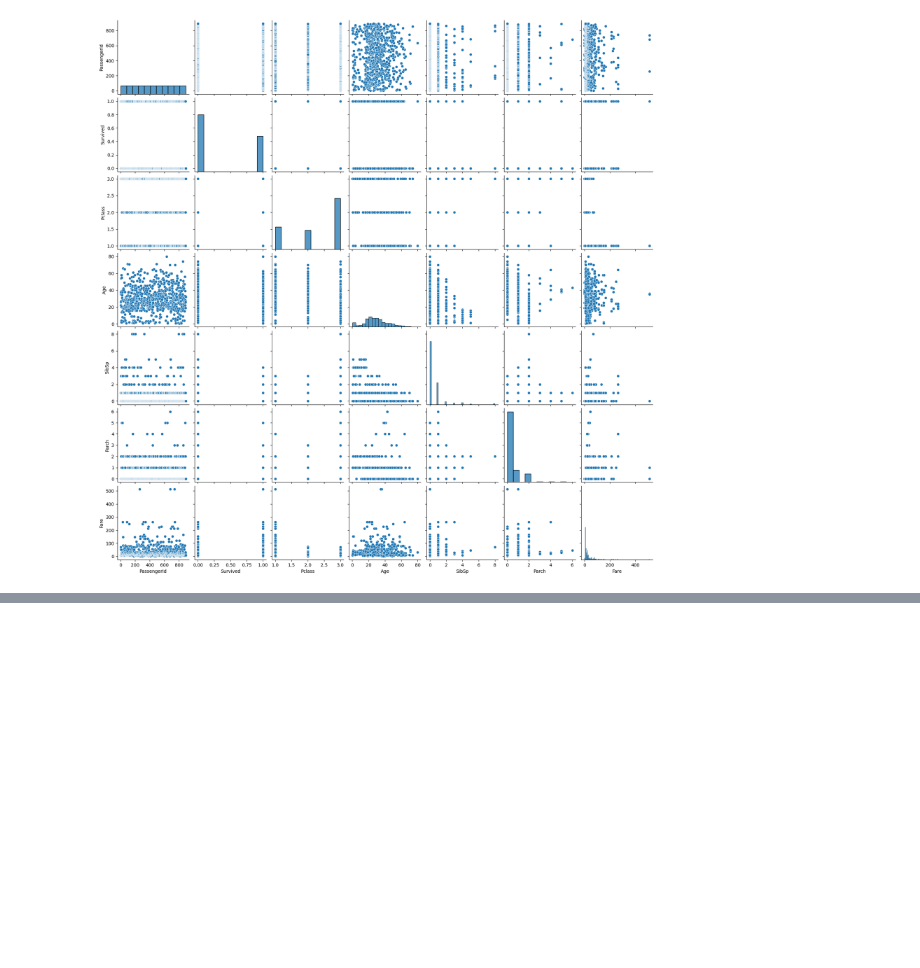
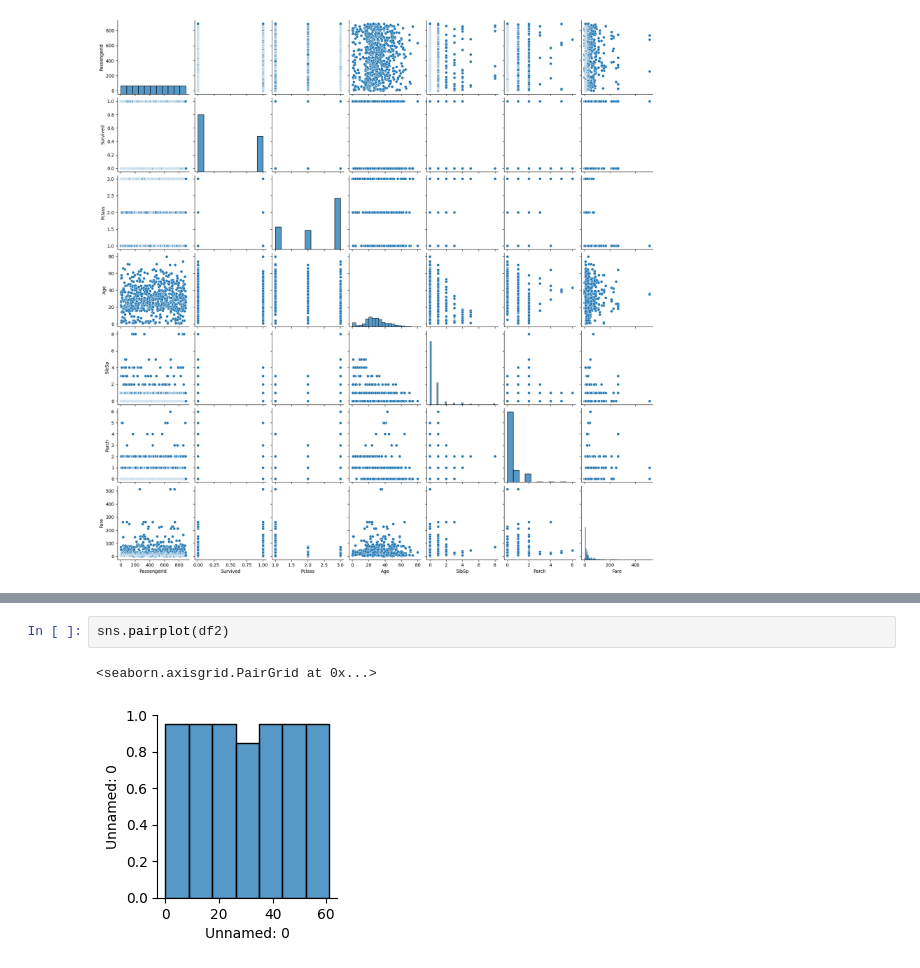
Before and after one commit to RoshanKrO7/6sem, a Jupyter notebook: DAV_Lab7.ipynb, the cells around one changed output, grey strips where cells are left out. Cells and saved outputs as stored; diff of their text form; blank space fills up the shorter version.

```diff
--- a/DAV_Lab7.ipynb
+++ b/DAV_Lab7.ipynb
@@ -212,0 +233,5 @@ sns.pairplot(df)
+# %%
+sns.pairplot(df2)
+# %% [output]
+<seaborn.axisgrid.PairGrid at 0x...>
+[figure, added]
```
Also changed, not shown: parts of 4 cells of this notebook.
